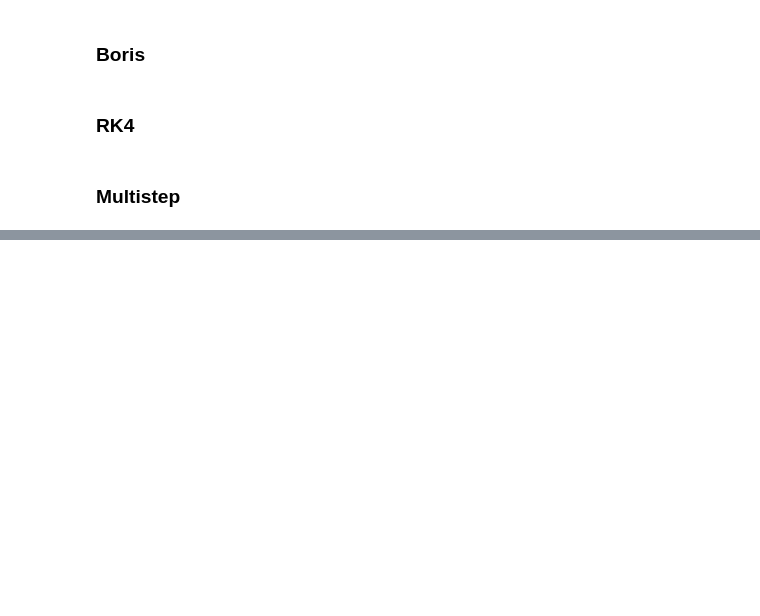
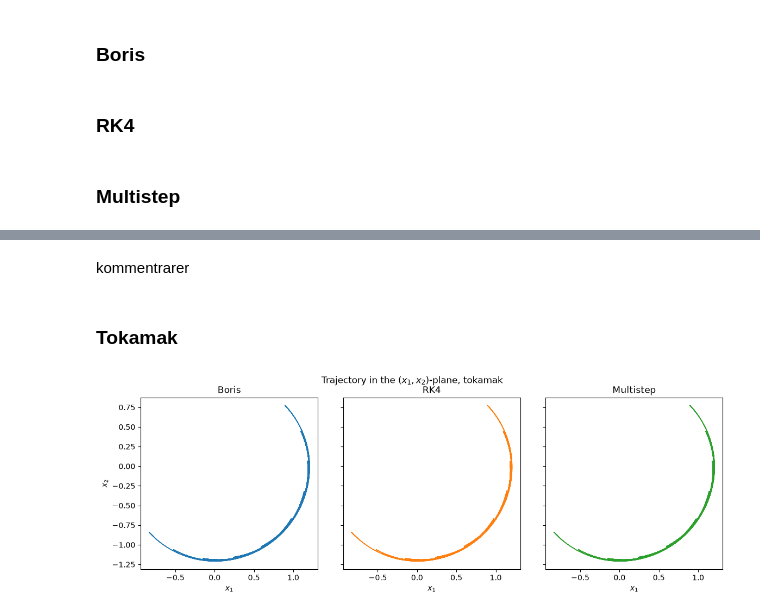
Before and after one commit to vemundsw/Project-2-TMA4215, a Jupyter notebook: NyMasterFile.ipynb, the cells around one changed output, grey strips where cells are left out. Drawn from its saved outputs; the diff is of its cells as text; code cells hidden in the pictures; blank space fills up the shorter version.

```diff
--- a/NyMasterFile.ipynb
+++ b/NyMasterFile.ipynb
@@ -473,0 +659,8 @@ def create_grids(x_0: jnp.array, v_0: jnp.array,  h: float,  t_0: float, t_f: fl
+# %% [markdown]
+kommentrarer
+# %% [markdown]
+### Tokamak
+# %%
+plot_trajectories(tokamak, results)
+# %% [output]
+[figure, added]
```
Also changed, not shown: parts of 44 cells of this notebook.
